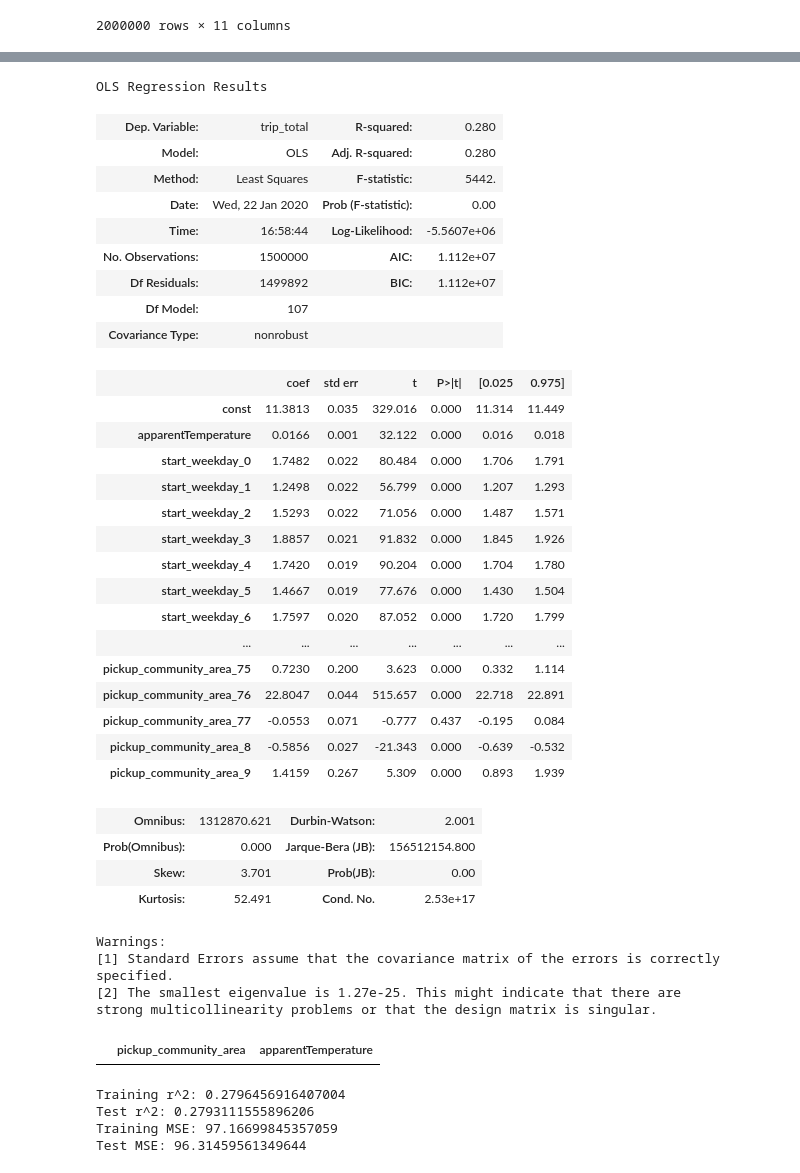
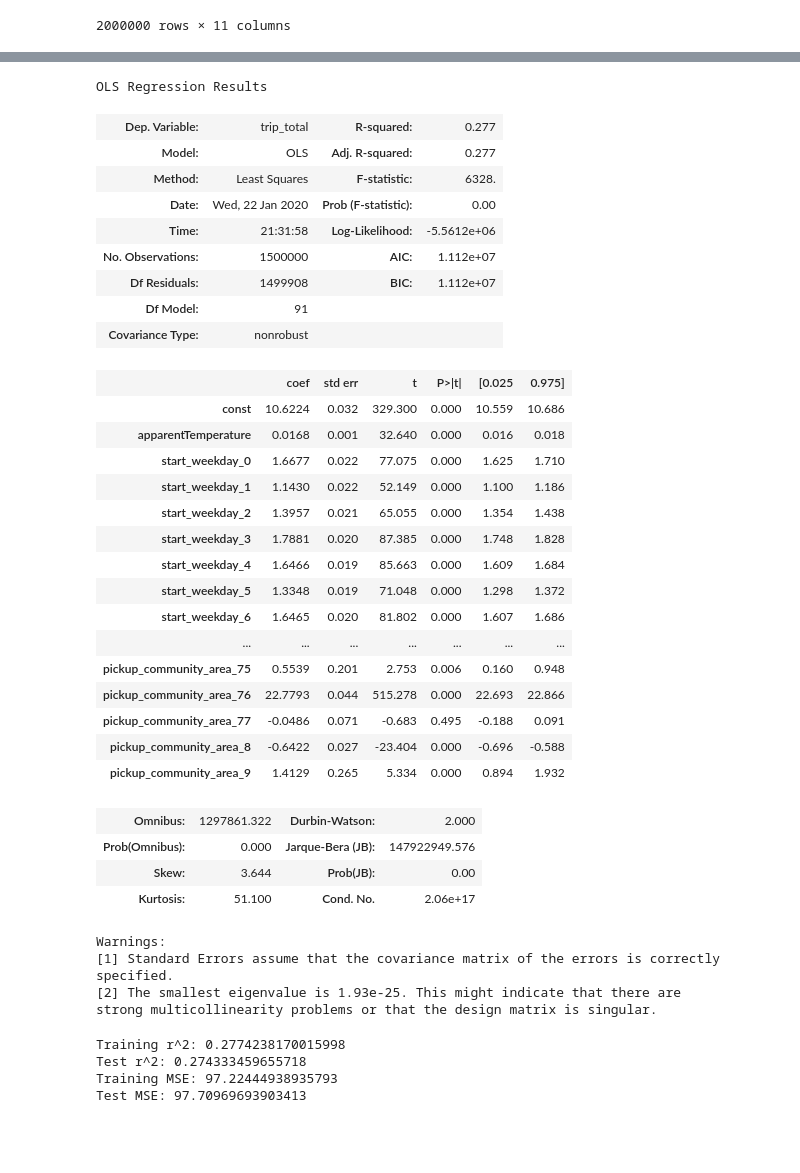
Before and after one commit to muoyo/chicago-ridesharing, a Jupyter notebook: notebooks/rideshare_EDA.ipynb, the cells around one changed output, grey strips where cells are left out. Saved outputs shown, nothing was run; the diff lists cells and outputs as text; code cells hidden in the pictures; blank space fills up the shorter version.

```diff
--- a/notebooks/rideshare_EDA.ipynb
+++ b/notebooks/rideshare_EDA.ipynb
@@ -131,7 +176,7 @@ apparentTemperature      float64
 dtypes: datetime64[ns](3), float64(6), int64(4), object(3)
 memory usage: 259.4+ MB
 # %%
-columns_to_use = ['apparentTemperature', 'start_weekday', 'start_hour', 'pickup_community_area']
+columns_to_use = ['apparentTemperature', 'start_weekday', 'start_time_block', 'pickup_community_area']
 columns_to_drop = [ col for col in df.columns if col not in columns_to_use ]
 X = df.drop(columns=columns_to_drop)
 X['apparentTemperature']=X['apparentTemperature'].fillna(X['apparentTemperature'].median())
@@ -149,66 +194,63 @@ X_train, X_test, y_train, y_test = train_test_split(X, y, test_size=0.25)
 
 X_train_cont = X_train[cont_cols]
 X_train_cat = X_train[cat_cols]
 X_test_cont = X_test[cont_cols]
 X_test_cat = X_test[cat_cols]
 
 
 # Transform training and test sets
 X_train_enc = enc.fit_transform(X_train_cat, y_train)
 X_test_enc = enc.transform(X_test_cat)
 
 # Convert these columns into a DataFrame
 columns = enc.get_feature_names(input_features=X_train_cat.columns)
 X_train_cat = pd.DataFrame(X_train_enc.todense(), columns=columns, index=X_train.index)
 X_test_cat = pd.DataFrame(X_test_enc.todense(), columns=columns, index=X_test.index)
 
 # Combine categorical and continuous features into the final dataframe
 X_train = pd.concat([X_train_cont, X_train_cat], axis=1)
 X_test = pd.concat([X_test_cont, X_test_cat], axis=1)
 
 X_train = sm.add_constant(X_train)
 X_test = sm.add_constant(X_test)
+
 model = sm.OLS(y_train,X_train).fit()
 model.summary()
 # %% [output]
 OLS Regression Results
-| Dep. Variable: | trip_total | R-squared: | 0.280 |
-| Model: | OLS | Adj. R-squared: | 0.280 |
-| Method: | Least Squares | F-statistic: | 5442. |
+| Dep. Variable: | trip_total | R-squared: | 0.277 |
+| Model: | OLS | Adj. R-squared: | 0.277 |
+| Method: | Least Squares | F-statistic: | 6328. |
 | Date: | Wed, 22 Jan 2020 | Prob (F-statistic): | 0.00 |
-| Time: | 16:58:44 | Log-Likelihood: | -5.5607e+06 |
+| Time: | 21:31:58 | Log-Likelihood: | -5.5612e+06 |
 | No. Observations: | 1500000 | AIC: | 1.112e+07 |
-| Df Residuals: | 1499892 | BIC: | 1.112e+07 |
-| Df Model: | 107 |  |  |
+| Df Residuals: | 1499908 | BIC: | 1.112e+07 |
+| Df Model: | 91 |  |  |
 | Covariance Type: | nonrobust |  |  |
 |  | coef | std err | t | P>|t| | [0.025 | 0.975] |
-| const | 11.3813 | 0.035 | 329.016 | 0.000 | 11.314 | 11.449 |
-| apparentTemperature | 0.0166 | 0.001 | 32.122 | 0.000 | 0.016 | 0.018 |
-| start_weekday_0 | 1.7482 | 0.022 | 80.484 | 0.000 | 1.706 | 1.791 |
-| start_weekday_1 | 1.2498 | 0.022 | 56.799 | 0.000 | 1.207 | 1.293 |
-| start_weekday_2 | 1.5293 | 0.022 | 71.056 | 0.000 | 1.487 | 1.571 |
-| start_weekday_3 | 1.8857 | 0.021 | 91.832 | 0.000 | 1.845 | 1.926 |
-| start_weekday_4 | 1.7420 | 0.019 | 90.204 | 0.000 | 1.704 | 1.780 |
-| start_weekday_5 | 1.4667 | 0.019 | 77.676 | 0.000 | 1.430 | 1.504 |
-| start_weekday_6 | 1.7597 | 0.020 | 87.052 | 0.000 | 1.720 | 1.799 |
+| const | 10.6224 | 0.032 | 329.300 | 0.000 | 10.559 | 10.686 |
+| apparentTemperature | 0.0168 | 0.001 | 32.640 | 0.000 | 0.016 | 0.018 |
+| start_weekday_0 | 1.6677 | 0.022 | 77.075 | 0.000 | 1.625 | 1.710 |
+| start_weekday_1 | 1.1430 | 0.022 | 52.149 | 0.000 | 1.100 | 1.186 |
+| start_weekday_2 | 1.3957 | 0.021 | 65.055 | 0.000 | 1.354 | 1.438 |
+| start_weekday_3 | 1.7881 | 0.020 | 87.385 | 0.000 | 1.748 | 1.828 |
+| start_weekday_4 | 1.6466 | 0.019 | 85.663 | 0.000 | 1.609 | 1.684 |
+| start_weekday_5 | 1.3348 | 0.019 | 71.048 | 0.000 | 1.298 | 1.372 |
+| start_weekday_6 | 1.6465 | 0.020 | 81.802 | 0.000 | 1.607 | 1.686 |
 | ... | ... | ... | ... | ... | ... | ... |
-| pickup_community_area_75 | 0.7230 | 0.200 | 3.623 | 0.000 | 0.332 | 1.114 |
-| pickup_community_area_76 | 22.8047 | 0.044 | 515.657 | 0.000 | 22.718 | 22.891 |
-| pickup_community_area_77 | -0.0553 | 0.071 | -0.777 | 0.437 | -0.195 | 0.084 |
-| pickup_community_area_8 | -0.5856 | 0.027 | -21.343 | 0.000 | -0.639 | -0.532 |
-| pickup_community_area_9 | 1.4159 | 0.267 | 5.309 | 0.000 | 0.893 | 1.939 |
+| pickup_community_area_75 | 0.5539 | 0.201 | 2.753 | 0.006 | 0.160 | 0.948 |
+| pickup_community_area_76 | 22.7793 | 0.044 | 515.278 | 0.000 | 22.693 | 22.866 |
+| pickup_community_area_77 | -0.0486 | 0.071 | -0.683 | 0.495 | -0.188 | 0.091 |
+| pickup_community_area_8 | -0.6422 | 0.027 | -23.404 | 0.000 | -0.696 | -0.588 |
+| pickup_community_area_9 | 1.4129 | 0.265 | 5.334 | 0.000 | 0.894 | 1.932 |
-| Omnibus: | 1312870.621 | Durbin-Watson: | 2.001 |
-| Prob(Omnibus): | 0.000 | Jarque-Bera (JB): | 156512154.800 |
-| Skew: | 3.701 | Prob(JB): | 0.00 |
-| Kurtosis: | 52.491 | Cond. No. | 2.53e+17 |
+| Omnibus: | 1297861.322 | Durbin-Watson: | 2.000 |
+| Prob(Omnibus): | 0.000 | Jarque-Bera (JB): | 147922949.576 |
+| Skew: | 3.644 | Prob(JB): | 0.00 |
+| Kurtosis: | 51.100 | Cond. No. | 2.06e+17 |
 Warnings:
 [1] Standard Errors assume that the covariance matrix of the errors is correctly specified.
-[2] The smallest eigenvalue is 1.27e-25. This might indicate that there are
+[2] The smallest eigenvalue is 1.93e-25. This might indicate that there are
 strong multicollinearity problems or that the design matrix is singular.
-# %%
-X.loc[X['pickup_community_area'].isna()]
-# %% [output]
-|  | pickup_community_area | apparentTemperature |
 # %%
 # Fit the model
 linreg = LinearRegression()
@@ -220,7 +262,7 @@ print('Test r^2:', linreg.score(X_test, y_test))
 print('Training MSE:', mean_squared_error(y_train, linreg.predict(X_train)))
 print('Test MSE:', mean_squared_error(y_test, linreg.predict(X_test)))
 # %% [output]
-Training r^2: 0.2796456916407004
-Test r^2: 0.2793111555896206
-Training MSE: 97.16699845357059
-Test MSE: 96.31459561349644
+Training r^2: 0.2774238170015998
+Test r^2: 0.274333459655718
+Training MSE: 97.22444938935793
+Test MSE: 97.70969693903413
```
Also changed, not shown: parts of 7 cells of this notebook.
